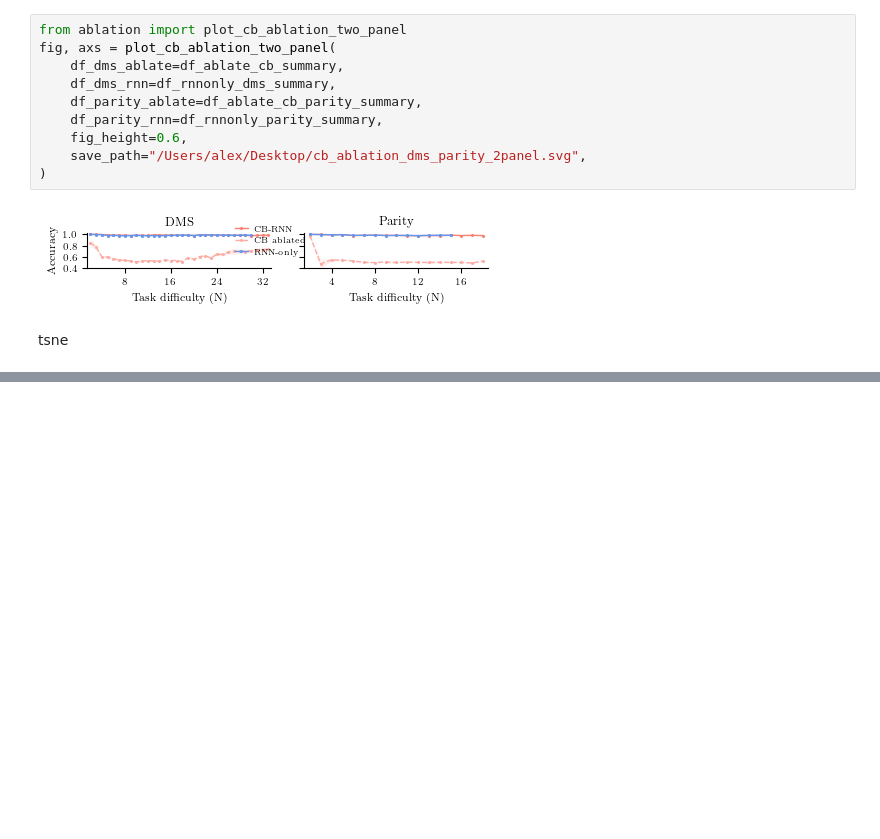
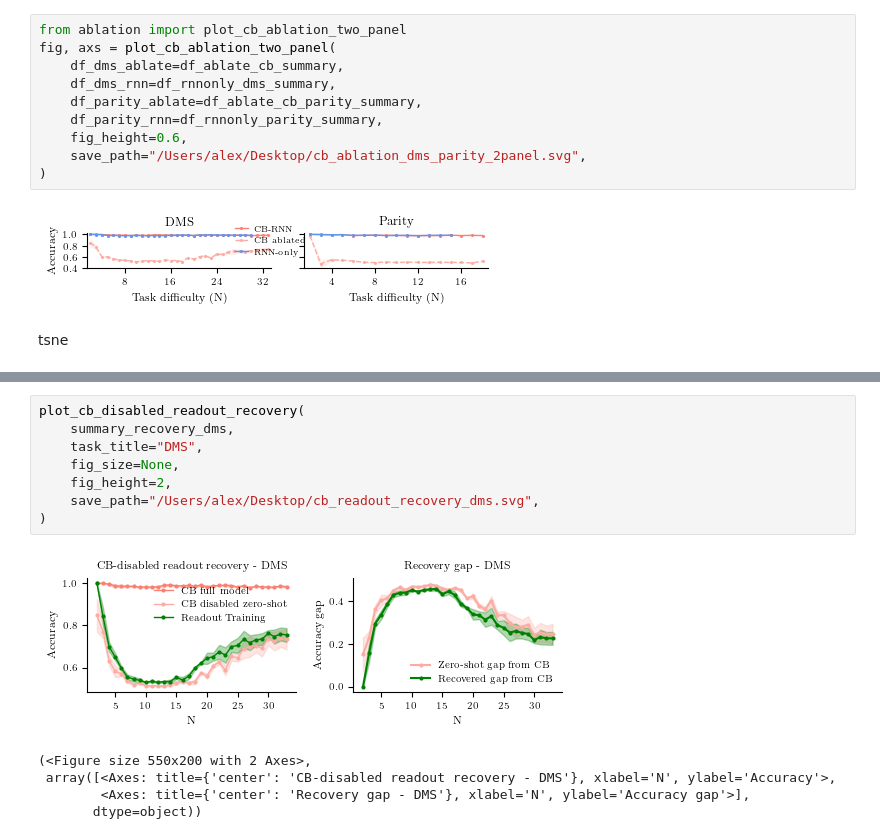
Before and after one commit to AlexVoce/Cortico-cerebellar_RNNs, a Jupyter notebook: neat_analysis.ipynb, the cells around one changed output, grey strips where cells are left out. Saved outputs shown, nothing was run; the diff lists cells and outputs as text; blank space fills up the shorter version.

```diff
--- a/neat_analysis.ipynb
+++ b/neat_analysis.ipynb
@@ -895,0 +924,14 @@ fig, axs = plot_hidden_class_points_two_tasks_tsne_1row4(
+# %%
+plot_cb_disabled_readout_recovery(
+    summary_recovery_dms,
+    task_title="DMS",
+    fig_size=None,
+    fig_height=2,
+    save_path="/Users/alex/Desktop/cb_readout_recovery_dms.svg",
+)
+# %% [output]
+[figure, added]
+(<Figure size 550x200 with 2 Axes>,
+ array([<Axes: title={'center': 'CB-disabled readout recovery - DMS'}, xlabel='N', ylabel='Accuracy'>,
+        <Axes: title={'center': 'Recovery gap - DMS'}, xlabel='N', ylabel='Accuracy gap'>],
+       dtype=object))
```
Also changed, not shown: parts of 13 cells of this notebook, 13 other files.
